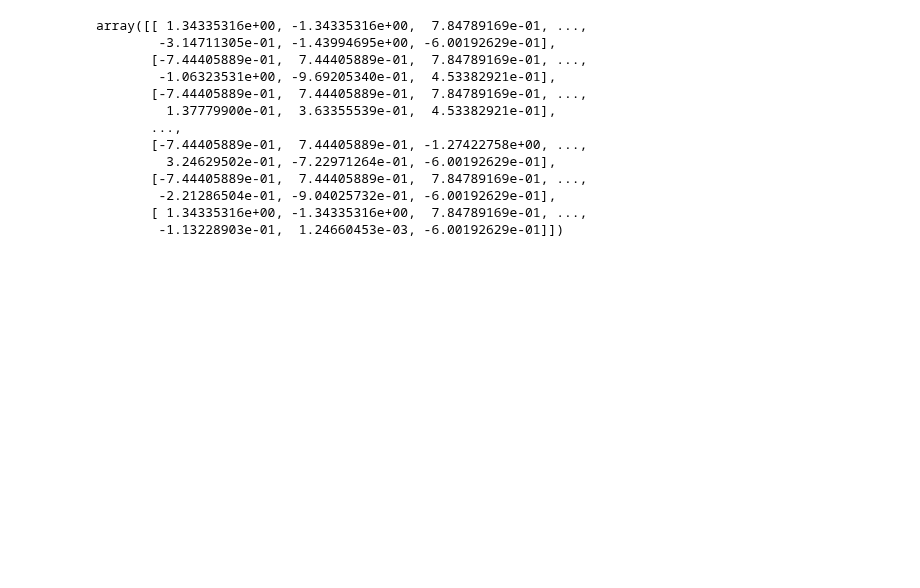
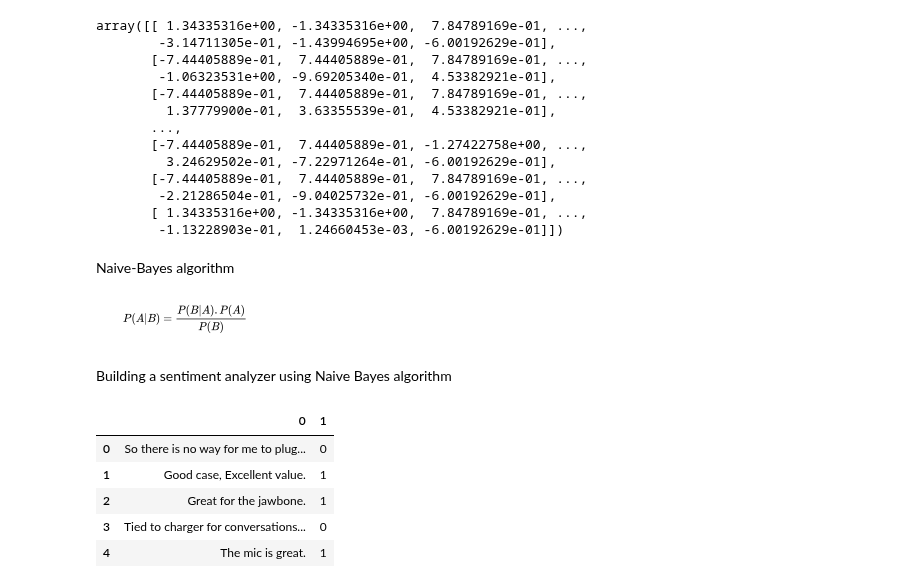
Before and after one commit to Angel-dash/Deep-learning-, a Jupyter notebook: NLP/NLP_6.ipynb, the cells around one changed output. Saved outputs shown, nothing was run; the diff lists cells and outputs as text; code cells hidden in the pictures; blank space fills up the shorter version.

Commit message:
Using naive bayes as sentiment classifier

```diff
--- a/NLP/NLP_6.ipynb
+++ b/NLP/NLP_6.ipynb
@@ -188,3 +188,22 @@ array([[ 1.34335316e+00, -1.34335316e+00,  7.84789169e-01, ...,
         -2.21286504e-01, -9.04025732e-01, -6.00192629e-01],
        [ 1.34335316e+00, -1.34335316e+00,  7.84789169e-01, ...,
         -1.13228903e-01,  1.24660453e-03, -6.00192629e-01]])
+# %% [markdown]
+Naive-Bayes algorithm
+
+
+![image.png](embedded-picture-1)
+# %% [markdown]
+Building a sentiment analyzer using Naive Bayes algorithm
+# %%
+import pandas as pd
+data=pd.read_csv('/content/amazon_cells_labelled.txt',sep='\t',header=None)
+# %%
+data.head()
+# %% [output]
+|  | 0 | 1 |
+| 0 | So there is no way for me to plug... | 0 |
+| 1 | Good case, Excellent value. | 1 |
+| 2 | Great for the jawbone. | 1 |
+| 3 | Tied to charger for conversations... | 0 |
+| 4 | The mic is great. | 1 |
```
Also changed, not shown: parts of 11 cells of this notebook, 1 other file.
